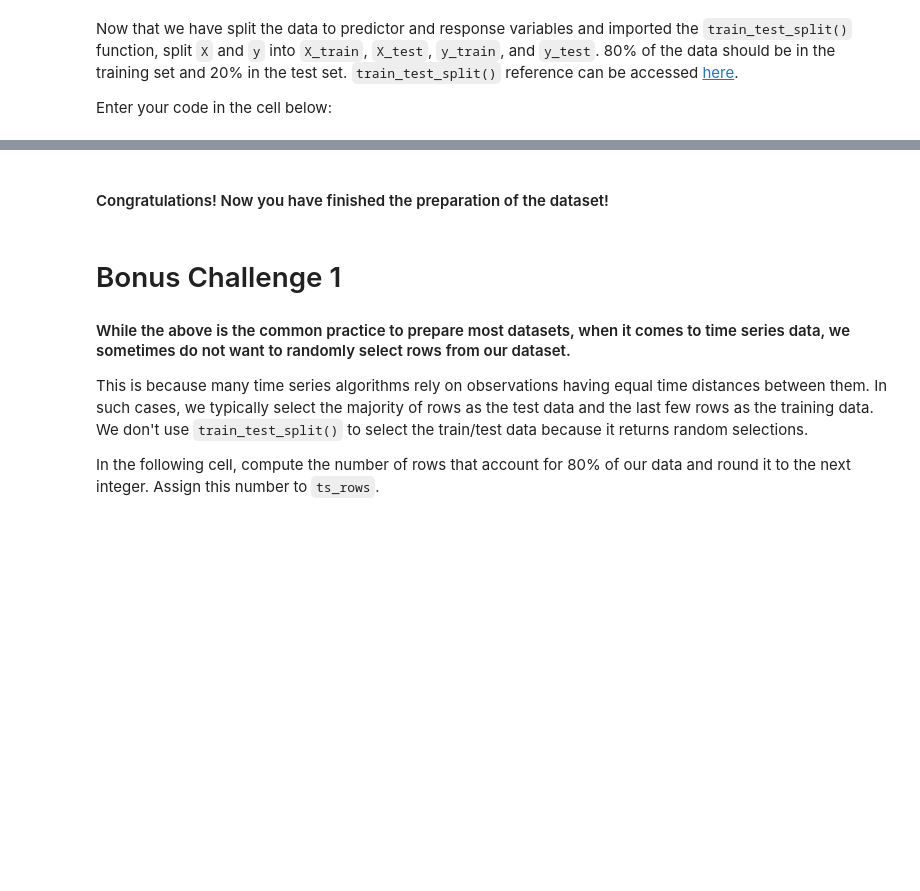
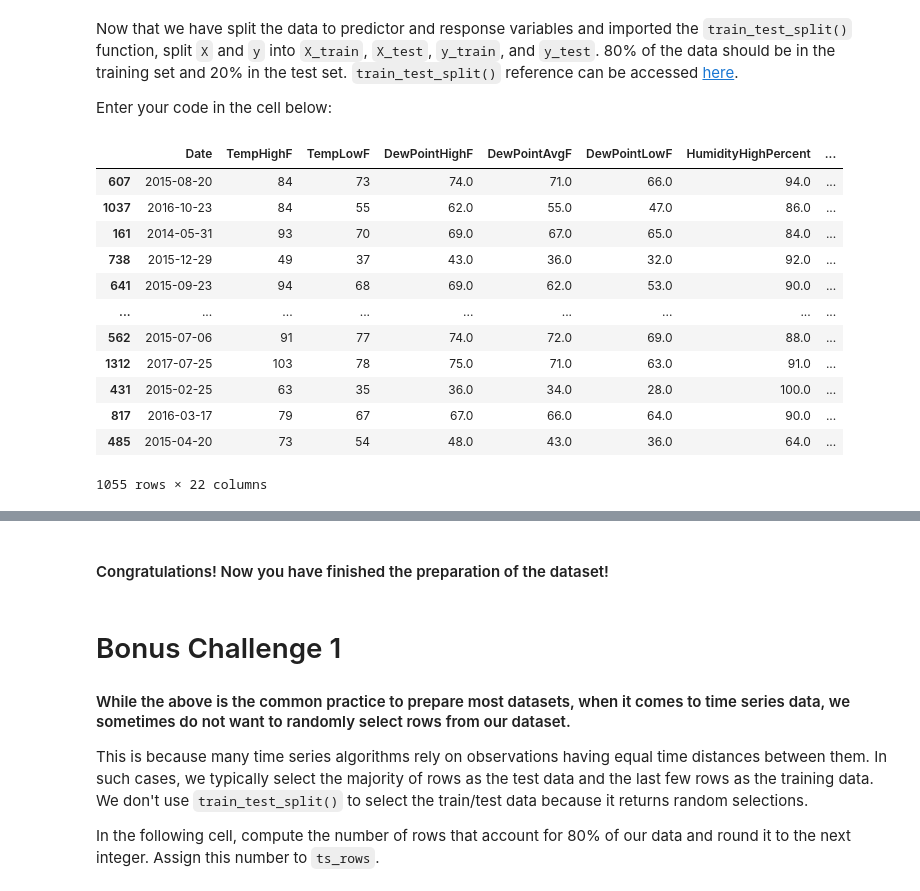
Before and after one commit to montesgrande95/dataptmad1121_labs, a Jupyter notebook: module-3/intro-to-ml/your-code/main.ipynb, the cells around one changed output, grey strips where cells are left out. Drawn from its saved outputs; the diff is of its cells as text; code cells hidden in the pictures; blank space fills up the shorter version.

```diff
--- a/module-3/intro-to-ml/your-code/main.ipynb
+++ b/module-3/intro-to-ml/your-code/main.ipynb
@@ -482,0 +636,3 @@ In the next cell, assign the `TempAvgF` column to `y` and the remaining columns
+# %%
+y = austin_fixed_weather["TempAvgF"]
+y
@@ -493,0 +677,18 @@ Enter your code in the cell below:
+# %%
+X_train, X_test, y_train, y_test = train_test_split(X, y, train_size=0.8, test_size = 0.2)
+# %%
+X_train
+# %% [output]
+|  | Date | TempHighF | TempLowF | DewPointHighF | DewPointAvgF | DewPointLowF | HumidityHighPercent | ... |
+| 607 | 2015-08-20 | 84 | 73 | 74.0 | 71.0 | 66.0 | 94.0 | ... |
+| 1037 | 2016-10-23 | 84 | 55 | 62.0 | 55.0 | 47.0 | 86.0 | ... |
+| 161 | 2014-05-31 | 93 | 70 | 69.0 | 67.0 | 65.0 | 84.0 | ... |
+| 738 | 2015-12-29 | 49 | 37 | 43.0 | 36.0 | 32.0 | 92.0 | ... |
+| 641 | 2015-09-23 | 94 | 68 | 69.0 | 62.0 | 53.0 | 90.0 | ... |
+| ... | ... | ... | ... | ... | ... | ... | ... | ... |
+| 562 | 2015-07-06 | 91 | 77 | 74.0 | 72.0 | 69.0 | 88.0 | ... |
+| 1312 | 2017-07-25 | 103 | 78 | 75.0 | 71.0 | 63.0 | 91.0 | ... |
+| 431 | 2015-02-25 | 63 | 35 | 36.0 | 34.0 | 28.0 | 100.0 | ... |
+| 817 | 2016-03-17 | 79 | 67 | 67.0 | 66.0 | 64.0 | 90.0 | ... |
+| 485 | 2015-04-20 | 73 | 54 | 48.0 | 43.0 | 36.0 | 64.0 | ... |
+1055 rows × 22 columns
```
Also changed, not shown: parts of 24 cells of this notebook.
